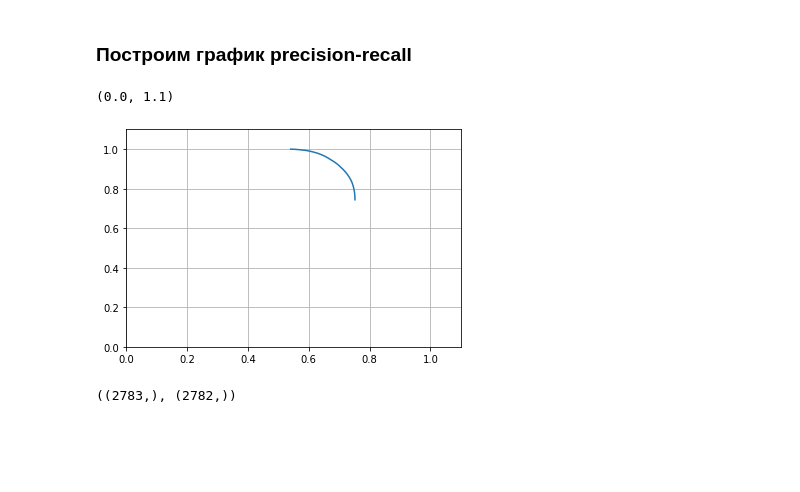
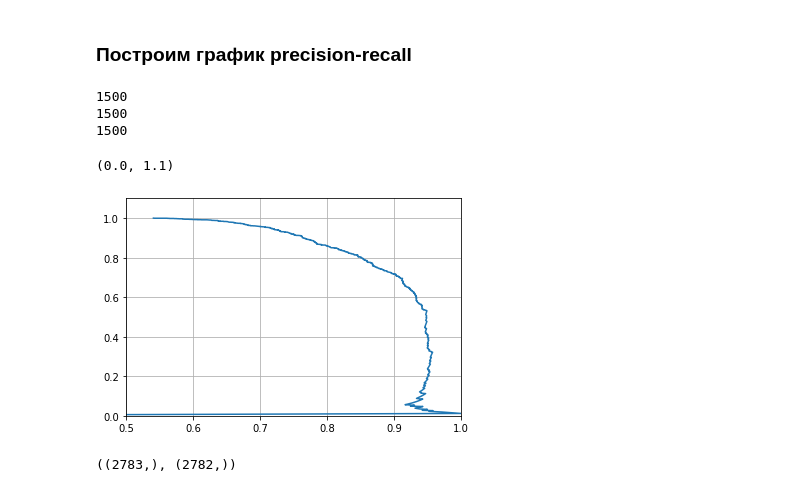
Before and after one commit to KseniaGorchakova/python_repository, a Jupyter notebook: ML/HW_3.ipynb, the cells around one changed output. Drawn from its saved outputs; the diff is of its cells as text; code cells hidden in the pictures; blank space fills up the shorter version.

```diff
--- a/ML/HW_3.ipynb
+++ b/ML/HW_3.ipynb
@@ -194,44 +248,57 @@ roc_auc_score( y_test, predictions[:, 1] )
 0.8958825881503153
 # %% [markdown]
 ### Построим график precision-recall
+# %%
+# Построим график precision-recall своими руками
+tp_pr = 0 # True positive
+fp_pr = 0 # False positive
+fn_pr = 0 # False negative
+tn_pr = 0 # True negative
+precision = []
+recall = []
+eps = np.sqrt(np.finfo(float).eps)
 # %%
-# Построим график precision-recall своими руками
-tp_pr = 0 # True positive
-fp_pr = 0 # False positive
-fn_pr = 0 # False negative
-tn_pr = 0 # True negative
-precision = []
-recall = []
-
 for thr in thresholds:
-    for predicted_prob, actual in zip( predictions[:, 1], y_test):
-        if predicted_prob >= thr: # Менять здесь значения после итерации и записывать в переменную
+    tp_pr = 0 # True positive
+    fp_pr = 0 # False positive
+    fn_pr = 0 # False negative
+    tn_pr = 0 # True negative
+    for predicted_prob_2, actual_2 in zip( predictions[:, 1], y_test):
+        if predicted_prob_2 >= thr:
             predicted_pr = 1
         else:
             predicted_pr = 0
 
         if predicted_pr == 1:
-            if actual == 1:
+            if actual_2 == 1:
                 tp_pr += 1
             else:
                 fp_pr += 1
         else:
-            if actual == 1:
+            if actual_2 == 1:
                 fn_pr += 1
             else:
                 tn_pr += 1
 
-
-    precision.append(tp_pr / (tp_pr+fp_pr))
-    recall.append(tp_pr / (tp_pr+fn_pr))
+# Добавила eps тк ломается цикл - есть деление на 0
+    precision.append(tp_pr / (tp_pr+fp_pr+eps))
+    recall.append(tp_pr / (tp_pr+fn_pr+eps))
+# %%
+print(len(thresholds))
+print(len(precision))
+print(len(recall))
+# %% [output]
+1500
+1500
+1500
 # %%
 plt.plot(precision,recall)
 plt.grid()
-plt.xlim(0,1.1)
+plt.xlim(0.5,1)
 plt.ylim(0,1.1)
 # %% [output]
 (0.0, 1.1)
-[figure, old version]
+[figure, new version]
 # %%
 # метод для построения графика precision-recall
 from sklearn.metrics import precision_recall_curve
```
Also changed, not shown: parts of 11 cells of this notebook.
